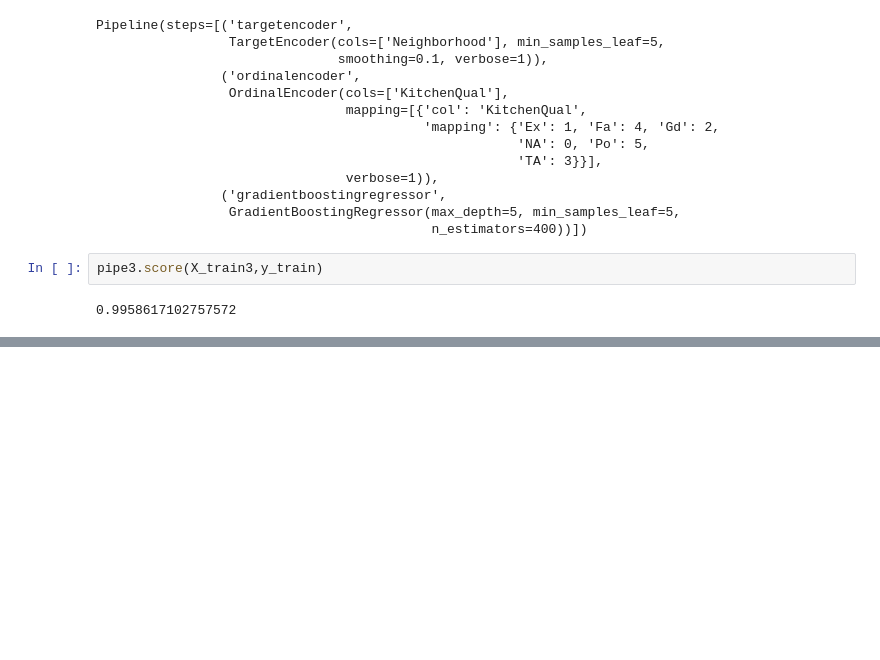
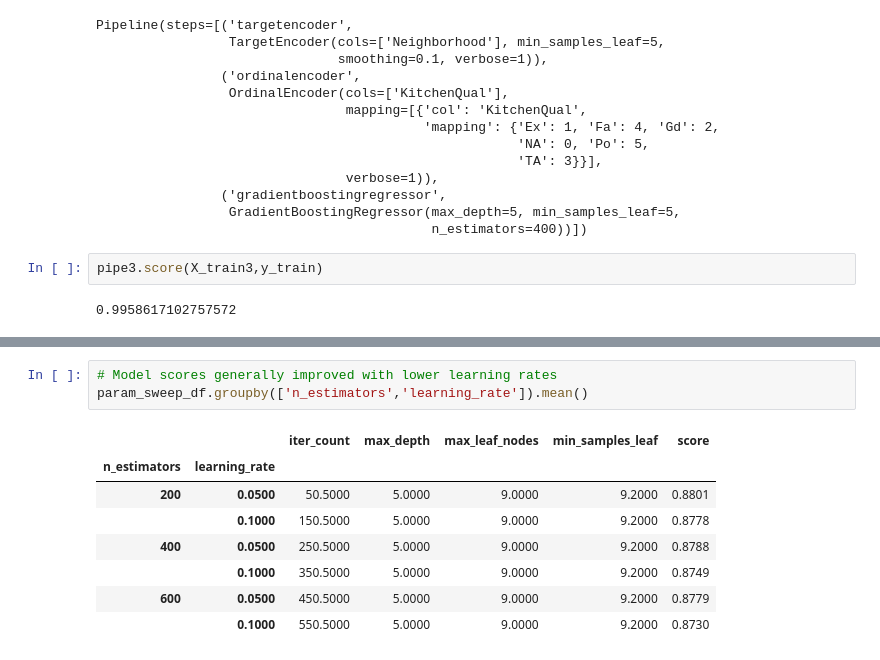
Before and after one commit to Lothdyn/my-1019-repo, a Jupyter notebook: Homework/Unit3/iowa-full-working/iowa_full_03_model_build.ipynb, the cells around one changed output, grey strips where cells are left out. Saved outputs shown, nothing was run; the diff lists cells and outputs as text; blank space fills up the shorter version.

```diff
--- a/Homework/Unit3/iowa-full-working/iowa_full_03_model_build.ipynb
+++ b/Homework/Unit3/iowa-full-working/iowa_full_03_model_build.ipynb
@@ -536,0 +742,12 @@ feats3
+# %%
+# Model scores generally improved with lower learning rates
+param_sweep_df.groupby(['n_estimators','learning_rate']).mean()
+# %% [output]
+|  |  | iter_count | max_depth | max_leaf_nodes | min_samples_leaf | score |
+| n_estimators | learning_rate |  |  |  |  |  |
+| 200 | 0.0500 | 50.5000 | 5.0000 | 9.0000 | 9.2000 | 0.8801 |
+|  | 0.1000 | 150.5000 | 5.0000 | 9.0000 | 9.2000 | 0.8778 |
+| 400 | 0.0500 | 250.5000 | 5.0000 | 9.0000 | 9.2000 | 0.8788 |
+|  | 0.1000 | 350.5000 | 5.0000 | 9.0000 | 9.2000 | 0.8749 |
+| 600 | 0.0500 | 450.5000 | 5.0000 | 9.0000 | 9.2000 | 0.8779 |
+|  | 0.1000 | 550.5000 | 5.0000 | 9.0000 | 9.2000 | 0.8730 |
```
Also changed, not shown: parts of 46 cells of this notebook, 3 other files.
